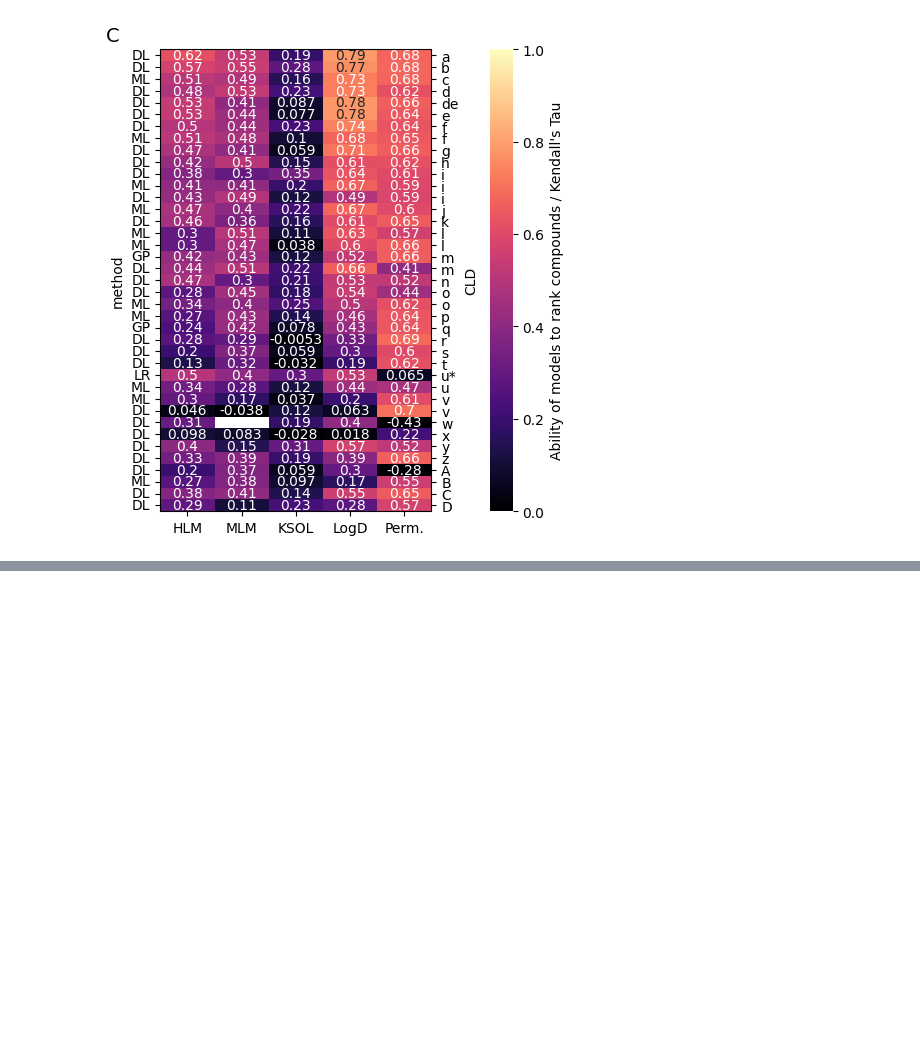
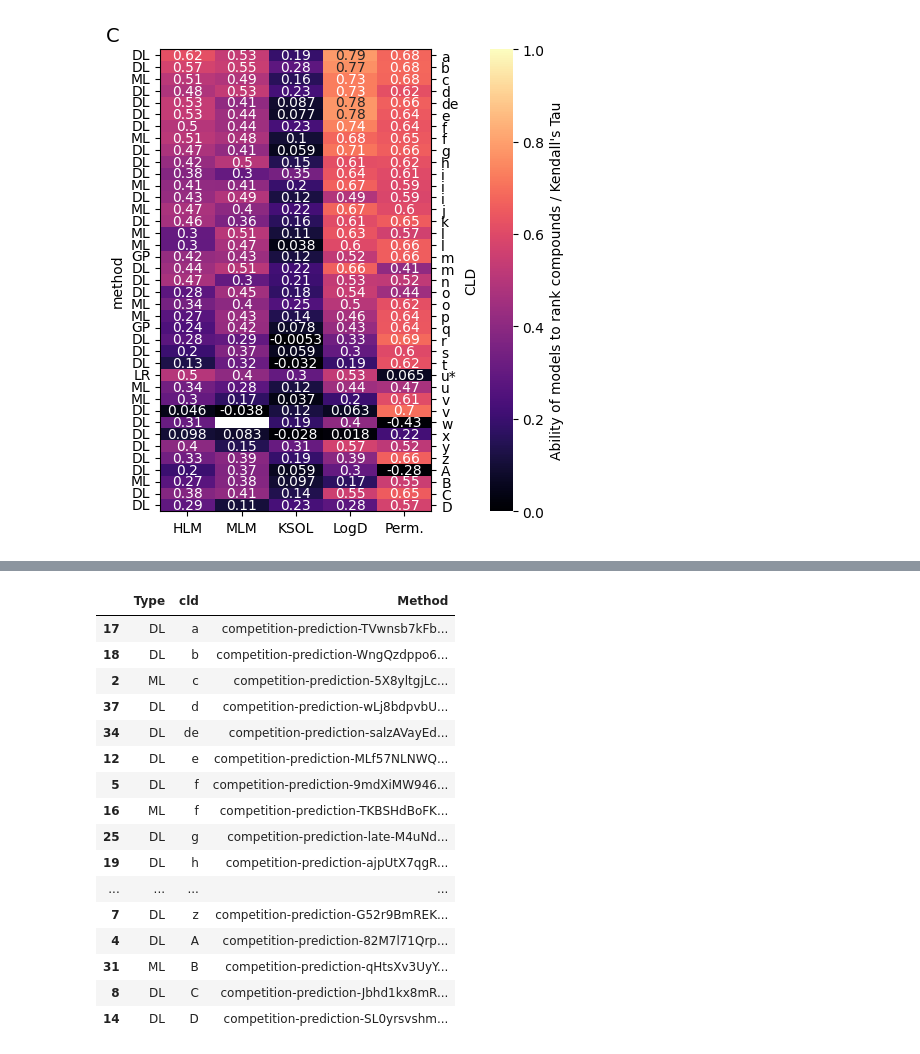
Before and after one commit to asapdiscovery/asap-blind-challenge-paper, a Jupyter notebook: fig5_admet_leaderboard/reproduce_figure/admet_leaderboard.ipynb, the cells around one changed output, grey strips where cells are left out. Drawn from its saved outputs; the diff is of its cells as text; code cells hidden in the pictures; blank space fills up the shorter version.

```diff
--- a/fig5_admet_leaderboard/reproduce_figure/admet_leaderboard.ipynb
+++ b/fig5_admet_leaderboard/reproduce_figure/admet_leaderboard.ipynb
@@ -736,0 +757,20 @@ plt.show()
+# %%
+agg_df_sub
+# %% [output]
+|  | Type | cld | Method |
+| 17 | DL | a | competition-prediction-TVwnsb7kFb... |
+| 18 | DL | b | competition-prediction-WngQzdppo6... |
+| 2 | ML | c | competition-prediction-5X8yltgjLc... |
+| 37 | DL | d | competition-prediction-wLj8bdpvbU... |
+| 34 | DL | de | competition-prediction-salzAVayEd... |
+| 12 | DL | e | competition-prediction-MLf57NLNWQ... |
+| 5 | DL | f | competition-prediction-9mdXiMW946... |
+| 16 | ML | f | competition-prediction-TKBSHdBoFK... |
+| 25 | DL | g | competition-prediction-late-M4uNd... |
+| 19 | DL | h | competition-prediction-ajpUtX7qgR... |
+| ... | ... | ... | ... |
+| 7 | DL | z | competition-prediction-G52r9BmREK... |
+| 4 | DL | A | competition-prediction-82M7l71Qrp... |
+| 31 | ML | B | competition-prediction-qHtsXv3UyY... |
+| 8 | DL | C | competition-prediction-Jbhd1kx8mR... |
+| 14 | DL | D | competition-prediction-SL0yrsvshm... |
```
Also changed, not shown: parts of 12 cells of this notebook, 4 other files.
